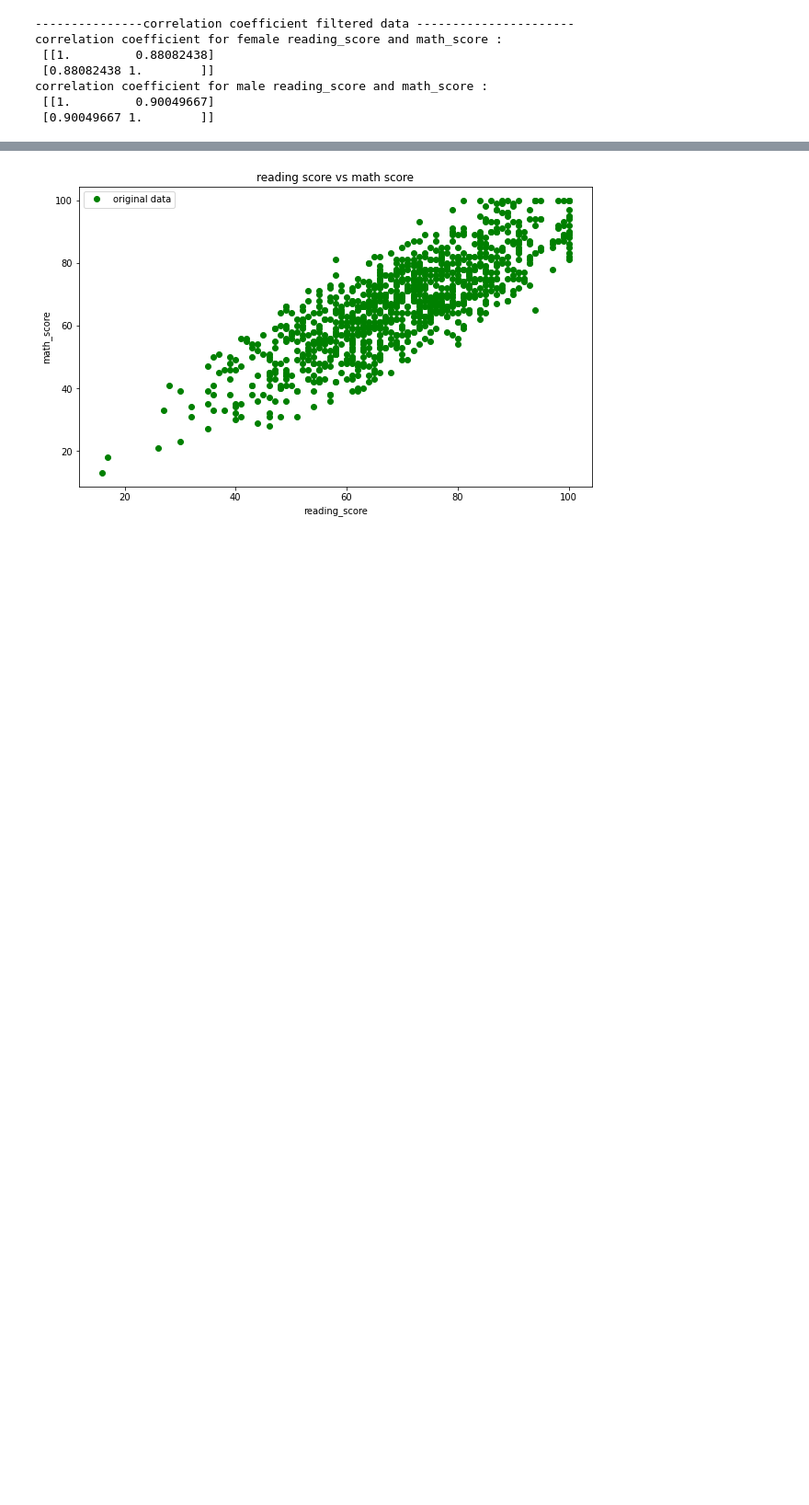
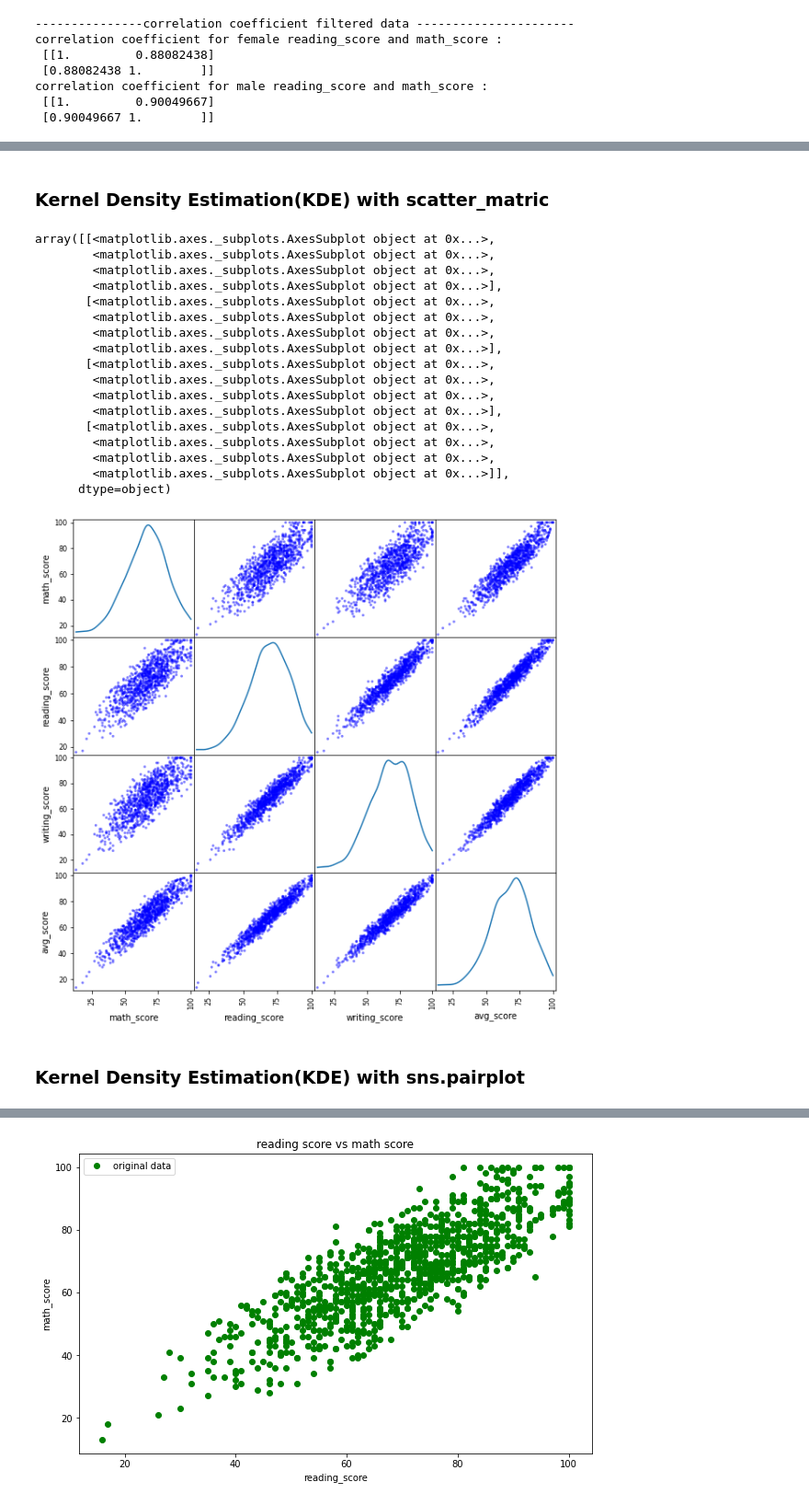
Before and after one commit to sysphcd/PythonProgrammingforData, a Jupyter notebook: Projects/Numpy_mini_project.ipynb, the cells around one changed output, grey strips where cells are left out. Shown: that part at 92% size. Drawn from its saved outputs; the diff is of its cells as text; code cells hidden in the pictures; blank space fills up the shorter version.

```diff
--- a/Projects/Numpy_mini_project.ipynb
+++ b/Projects/Numpy_mini_project.ipynb
@@ -247,0 +262,25 @@ correlation coefficient for male reading_score and math_score :
+# %% [markdown]
+### Kernel Density Estimation(KDE) with scatter_matric
+# %%
+scatter_matrix(df_withavg,figsize=(10, 10),color='b',diagonal='kde')
+# %% [output]
+array([[<matplotlib.axes._subplots.AxesSubplot object at 0x...>,
+        <matplotlib.axes._subplots.AxesSubplot object at 0x...>,
+        <matplotlib.axes._subplots.AxesSubplot object at 0x...>,
+        <matplotlib.axes._subplots.AxesSubplot object at 0x...>],
+       [<matplotlib.axes._subplots.AxesSubplot object at 0x...>,
+        <matplotlib.axes._subplots.AxesSubplot object at 0x...>,
+        <matplotlib.axes._subplots.AxesSubplot object at 0x...>,
+        <matplotlib.axes._subplots.AxesSubplot object at 0x...>],
+       [<matplotlib.axes._subplots.AxesSubplot object at 0x...>,
+        <matplotlib.axes._subplots.AxesSubplot object at 0x...>,
+        <matplotlib.axes._subplots.AxesSubplot object at 0x...>,
+        <matplotlib.axes._subplots.AxesSubplot object at 0x...>],
+       [<matplotlib.axes._subplots.AxesSubplot object at 0x...>,
+        <matplotlib.axes._subplots.AxesSubplot object at 0x...>,
+        <matplotlib.axes._subplots.AxesSubplot object at 0x...>,
+        <matplotlib.axes._subplots.AxesSubplot object at 0x...>]],
+      dtype=object)
+[figure, added]
+# %% [markdown]
+### Kernel Density Estimation(KDE) with sns.pairplot
```
Also changed, not shown: parts of 28 cells of this notebook.
